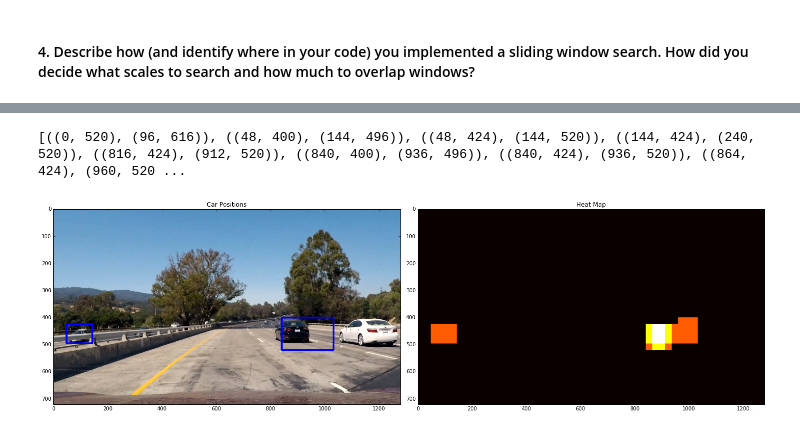
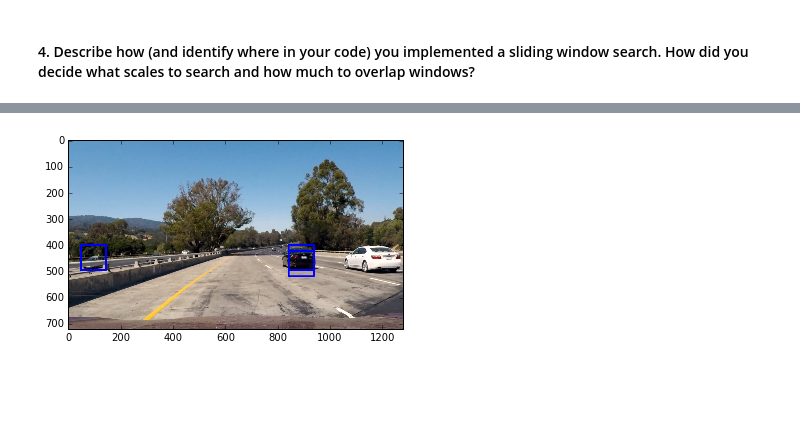
Before and after one commit to jasonhuh/CarND-Vehicle-Detection, a Jupyter notebook: CarND-Vehicle-Detection1.ipynb, the cells around one changed output, grey strips where cells are left out. Cells and saved outputs as stored; diff of their text form; code cells hidden in the pictures; blank space fills up the shorter version.

```diff
--- a/CarND-Vehicle-Detection1.ipynb
+++ b/CarND-Vehicle-Detection1.ipynb
@@ -649,8 +652,7 @@ def color_hist(img, nbins=32):    #bins_range=(0, 256)
     # Return the individual histograms, bin_centers and feature vector
     return hist_features
 # %%
-# Define a single function that can extract features using hog sub-sampling and make predictions
-def find_cars(cars, notcars, img, ystart, ystop, scale, svc, spatial_size, hist_bins):
+def get_car_features(cars, notcars):
     box_list = []
     sample_size = 500
     cars = cars[0:sample_size]
@@ -685,7 +687,13 @@ def find_cars(cars, notcars, img, ystart, ystop, scale, svc, spatial_size, hist_
     X = np.vstack((car_features, notcar_features)).astype(np.float64)
     # Fit a per-column scaler
     X_scaler = StandardScaler().fit(X)
+    return X_scaler
 
+# Define a single function that can extract features using hog sub-sampling and make predictions
+def find_cars(img, ystart, ystop, scale, svc, spatial_size, hist_bins):
+
+
+    box_list = []
     draw_img = np.copy(img)
     img = img.astype(np.float32)/255
 
@@ -735,11 +743,6 @@ def find_cars(cars, notcars, img, ystart, ystop, scale, svc, spatial_size, hist_
             spatial_features = bin_spatial(subimg, size=spatial_size)
             hist_features = color_hist(subimg, nbins=hist_bins)
 
-#             print('subimg:', subimg.shape)
-#             print('spatial_features:', spatial_features.shape)
-#             print('hist_features:', hist_features.shape)
-#             print('hog_features:', hog_features.shape)
-
             # Scale features and make a prediction
             test_features = X_scaler.transform(np.hstack((spatial_features, hist_features, hog_features)).reshape(1, -1))
             #test_features = X_scaler.transform(np.hstack((shape_feat, hist_feat)).reshape(1, -1))
@@ -754,29 +757,27 @@ def find_cars(cars, notcars, img, ystart, ystop, scale, svc, spatial_size, hist_
                 box_list.append(box)
                 cv2.rectangle(draw_img,box[0],box[1],(0,0,255),6)
 
-                #print('appending box')
-#                cv2.rectangle(draw_img,(xbox_left, ytop_draw+ystart),(xbox_left+win_draw,ytop_draw+win_draw+ystart),(0,0,255),6)
-#print(len(box_list))
     return draw_img, box_list
 # %%
 def test_find_cars(cars, notcars, svc):
     img = mpimg.imread('test_images/test1.jpg')
 
     ystart = 400
     ystop = 656
     scale = 1.5
 
     spatial_size = (32, 32) # Spatial binning dimensions
     hist_bins = 32    # Number of histogram bins
 
-    out_img, box_list = find_cars(cars, notcars, img, ystart, ystop, scale, svc, spatial_size, hist_bins)
+    X_scaler = get_car_features(cars, notcars)
+    out_img, box_list = find_cars(img, ystart, ystop, scale, svc, spatial_size, hist_bins)
     #print(len(box_list))
     plt.imshow(out_img)
     return box_list
 
 box_list = test_find_cars(cars, notcars, svc)
 # %% [output]
-[((0, 520), (96, 616)), ((48, 400), (144, 496)), ((48, 424), (144, 520)), ((144, 424), (240, 520)), ((816, 424), (912, 520)), ((840, 400), (936, 496)), ((840, 424), (936, 520)), ((864, 424), (960, 520 ...
+[figure, added]
 # %%
 """ Heatmap """
 
@@ -811,8 +812,8 @@ def draw_labeled_bboxes(img, labels):
     # Return the image
     return img
 
-def create_heat_map():
-    img = mpimg.imread('test_images/test1.jpg')
+def create_heat_map(img, box_list):
+
     heat = np.zeros_like(img[:,:,0]).astype(np.float)
     # Add heat to each box in box list
     heat = add_heat(heat,box_list)
@@ -826,16 +827,16 @@ def create_heat_map():
     # Find final boxes from heatmap using label function
     labels = label(heatmap)
     draw_img = draw_labeled_bboxes(np.copy(img), labels)
+    return draw_img, heatmap
 
-    fig = plt.figure(figsize=(20,20))
-    plt.subplot(121)
-    plt.imshow(draw_img)
-    plt.title('Car Positions')
-    plt.subplot(122)
-    plt.imshow(heatmap, cmap='hot')
-    plt.title('Heat Map')
-    fig.tight_layout()
+#     fig = plt.figure(figsize=(20,20))
+#     plt.subplot(121)
+#     plt.imshow(draw_img)
+#     plt.title('Car Positions')
+#     plt.subplot(122)
+#     plt.imshow(heatmap, cmap='hot')
+#     plt.title('Heat Map')
+#     fig.tight_layout()
 
-create_heat_map()
+img = mpimg.imread('test_images/test1.jpg')
+draw_img, heatmap = create_heat_map(img, box_list)
-# %% [output]
-[figure, removed]
```
Also changed, not shown: parts of 10 cells of this notebook.
